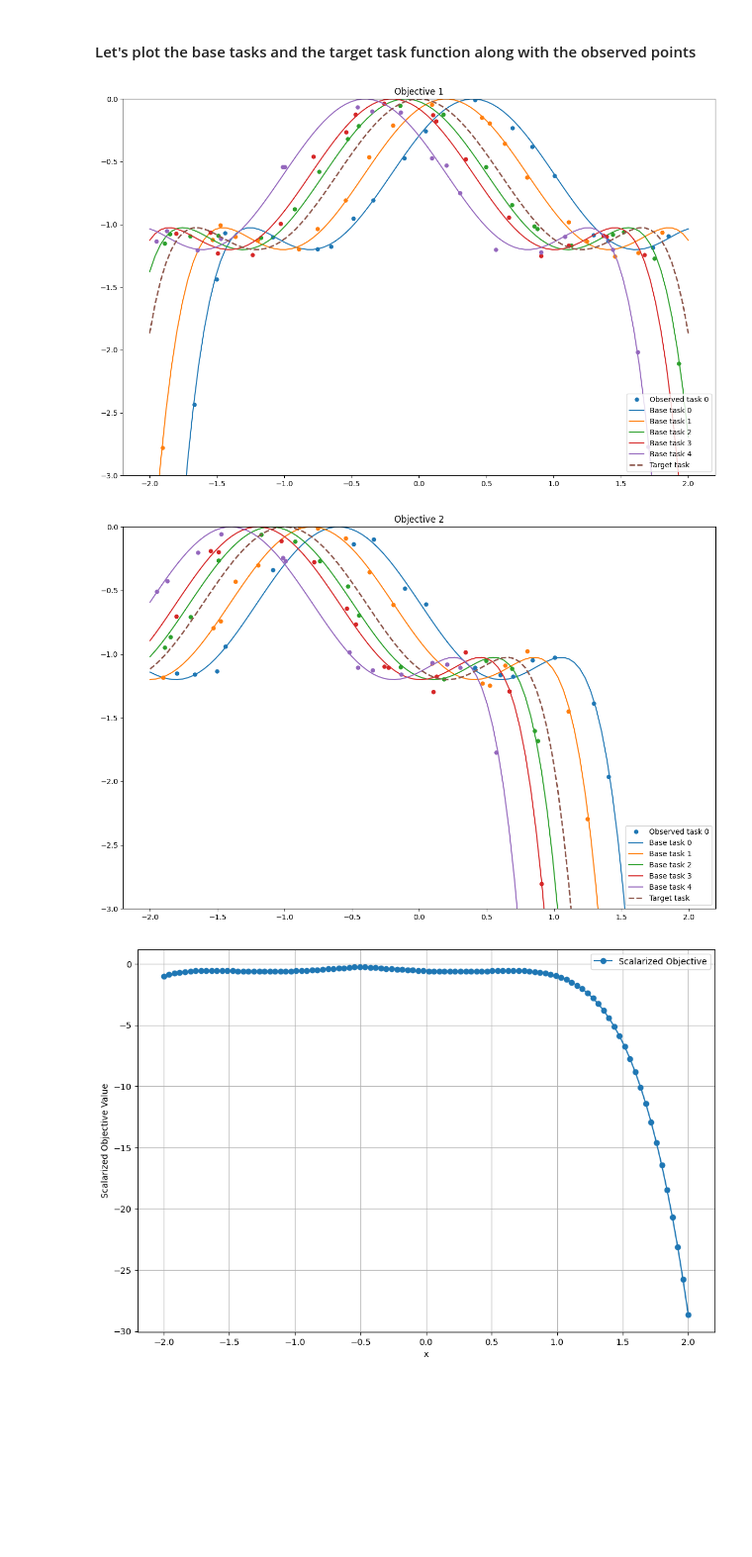
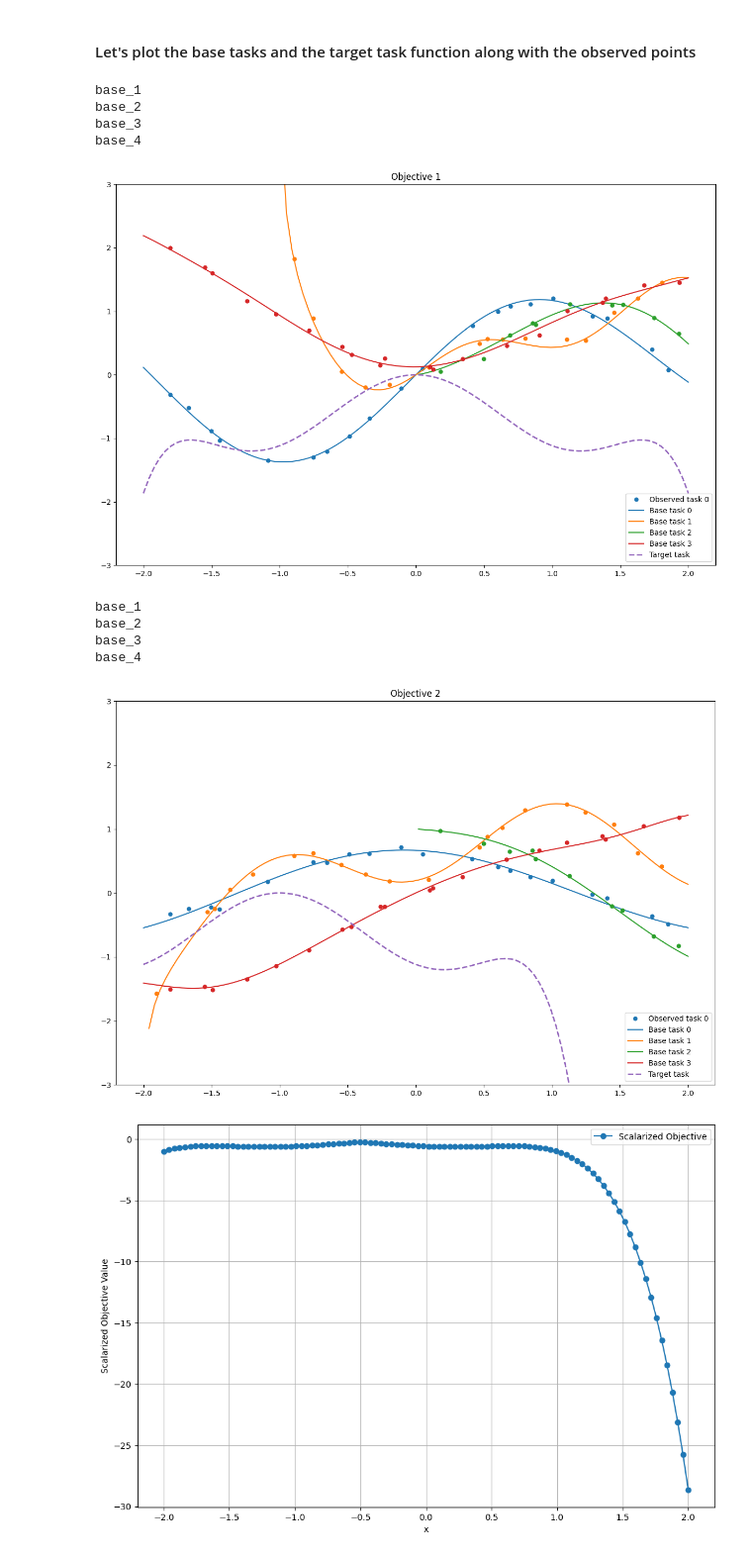
Before and after one commit to vishalvaka/HIL_toolkit_ARL, a Jupyter notebook: notebooks/meta_learning_with_rgpe_MOBO_normal.ipynb, the cells around one changed output. Shown at 99% size. Saved outputs shown, nothing was run; the diff lists cells and outputs as text; code cells hidden in the pictures; blank space fills up the shorter version.

Commit message:
code for unique base models

```diff
--- a/notebooks/meta_learning_with_rgpe_MOBO_normal.ipynb
+++ b/notebooks/meta_learning_with_rgpe_MOBO_normal.ipynb
@@ -49,5 +101,6 @@ First let's define a function for compute the shift parameter $s_i$ and set the
 # %%
-NUM_BASE_TASKS = 5 if not SMOKE_TEST else 2
+# NUM_BASE_TASKS = 5 if not SMOKE_TEST else 2
+NUM_BASE_TASKS = 4 if not SMOKE_TEST else 2 # for unique base models
 
 
 def task_shift(task):
@@ -238,42 +310,89 @@ from matplotlib import pyplot as plt
 
 # # Schaffer and others
 # Plotting
+# x = torch.linspace(BOUNDS[0][0], BOUNDS[1][0], 100).unsqueeze(-1)
+
+# for obj in range(2):
+#     fig, ax = plt.subplots(1, 1, figsize=(12, 8))
+#     for task in data_by_task:
+#         # Plot observed values
+#         t = ax.plot(
+#             unnormalize(data_by_task[task]["train_x"], bounds=BOUNDS).cpu().numpy(),
+#             data_by_task[task]["train_y"][:, obj].cpu().numpy(),
+#             ".",
+#             markersize=10,
+#             label=f"Observed task {task}" if task == 0 else "",
+#         )
+#         # Plot true function
+#         ax.plot(
+#             x.detach().numpy(),
+#             f(x, shift_values[task])[:, obj].cpu().numpy(),
+#             label=f"Base task {task}",
+#             color=t[0].get_color(),
+#         )
+#     # Plot true target function
+#     ax.plot(
+#         x.detach().numpy(),
+#         f(x, TARGET_SHIFT)[:, obj].detach().numpy(),
+#         "--",
+#         label="Target task",
+#         linewidth=2,
+#     )
+#     ax.set_title(f"Objective {obj + 1}")
+#     ax.legend(loc="lower right", fontsize=10)
+#     plt.tight_layout()
+#     plt.ylim([-3,0])
+#     plt.show()
+
+#plotting
+
 x = torch.linspace(BOUNDS[0][0], BOUNDS[1][0], 100).unsqueeze(-1)
 
 for obj in range(2):
     fig, ax = plt.subplots(1, 1, figsize=(12, 8))
     for task in data_by_task:
         # Plot observed values
         t = ax.plot(
             unnormalize(data_by_task[task]["train_x"], bounds=BOUNDS).cpu().numpy(),
             data_by_task[task]["train_y"][:, obj].cpu().numpy(),
             ".",
             markersize=10,
             label=f"Observed task {task}" if task == 0 else "",
         )
         # Plot true function
+        func = globals()[f"base_{task + 1}"]
+        print(func.__name__)
         ax.plot(
             x.detach().numpy(),
-            f(x, shift_values[task])[:, obj].cpu().numpy(),
+            func(x)[:, obj].cpu().numpy(),
             label=f"Base task {task}",
             color=t[0].get_color(),
         )
     # Plot true target function
     ax.plot(
         x.detach().numpy(),
+
         f(x, TARGET_SHIFT)[:, obj].detach().numpy(),
         "--",
         label="Target task",
         linewidth=2,
     )
     ax.set_title(f"Objective {obj + 1}")
     ax.legend(loc="lower right", fontsize=10)
     plt.tight_layout()
-    plt.ylim([-3,0])
+    plt.ylim([-3, 3])
     plt.show()
 # %% [output]
+base_1
+base_2
+base_3
+base_4
-[figure, old version]
+[figure, new version]
+base_1
+base_2
+base_3
+base_4
-[figure, old version]
+[figure, new version]
 # %%
 # Plot best observed scalarized value
 
```
Also changed, not shown: parts of 5 cells of this notebook.
